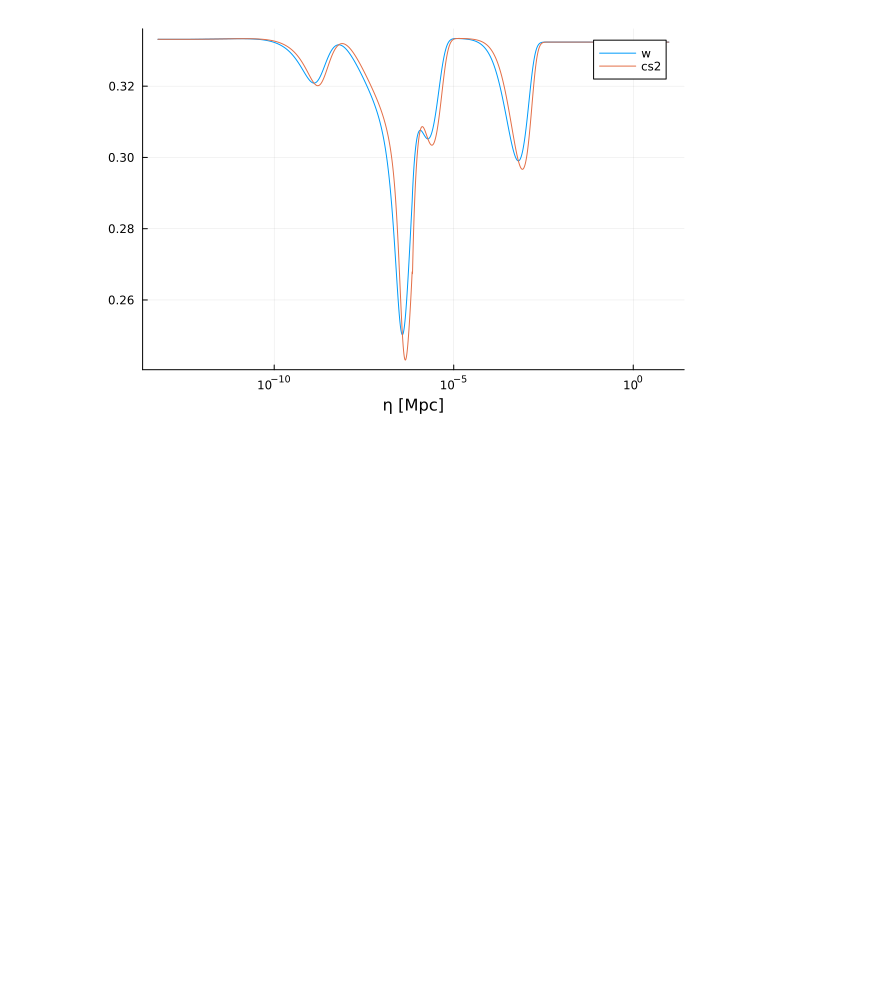
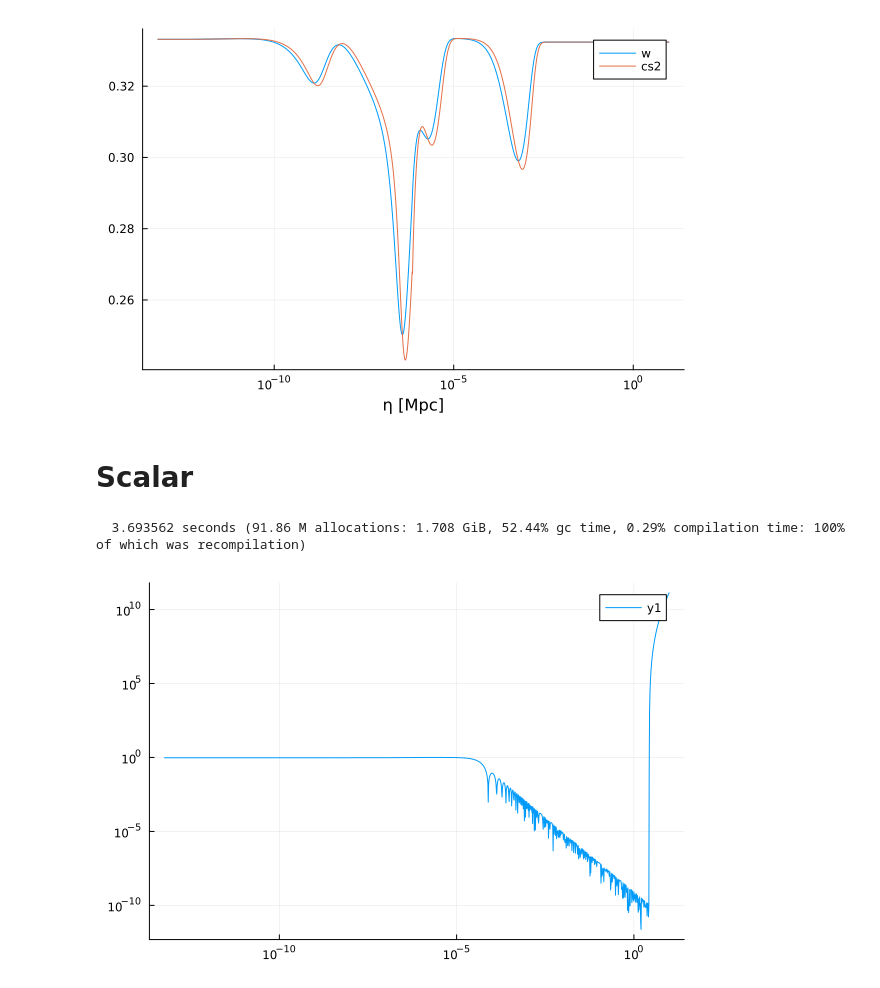
Before and after one commit to NekomammaT/SIGW_QCD, a Jupyter notebook: SIGW_QCD.ipynb, the cells around one changed output. Cells and saved outputs as stored; diff of their text form; code cells hidden in the pictures; blank space fills up the shorter version.

Commit message:
scalar WIP

```diff
--- a/SIGW_QCD.ipynb
+++ b/SIGW_QCD.ipynb
@@ -244,3 +244,27 @@ plot(EoSwint, etalist, xscale=:log10, label="w", xlabel="η [Mpc]")
 plot!(cs2int, etalist, label="cs2")
 # %% [output]
 [figure]
+# %% [markdown]
+# Scalar
+# %%
+kmin = 1e5;
+kmax = 1e8;
+
+function scalarEoM(du,u,p,eta) # u[1] = Phi, u[2] = dPhideta, p[1] = k
+    du[1] = u[2]
+    du[2] = - 3*calHint(eta)*(1 + cs2int(eta))*u[2] - (cs2int(eta)*p[1]^2 + 3*calHint(eta)^2*(cs2int(eta) - EoSwint(eta)))*u[1]
+end;
+
+ui = [1,0];
+etaspan = (exp(lnetaList[1]),exp(lnetaList[length(lnetaList)]));
+p = [kmin];
+scalarprob = ODEProblem(scalarEoM,ui,etaspan,p);
+@time scalarsol = solve(scalarprob,Tsit5(),reltol=1e-10,abstol=1e-10,maxiters=1e8);
+# %% [output]
+  3.693562 seconds (91.86 M allocations: 1.708 GiB, 52.44% gc time, 0.29% compilation time: 100% of which was recompilation)
+# %%
+Phisol(eta) = scalarsol(eta)[1];
+
+plot(etalist, [abs(Phisol(etalist[i])) for i=1:length(etalist)], xscale=:log10, yscale=:log10)
+# %% [output]
+[figure, added]
```
